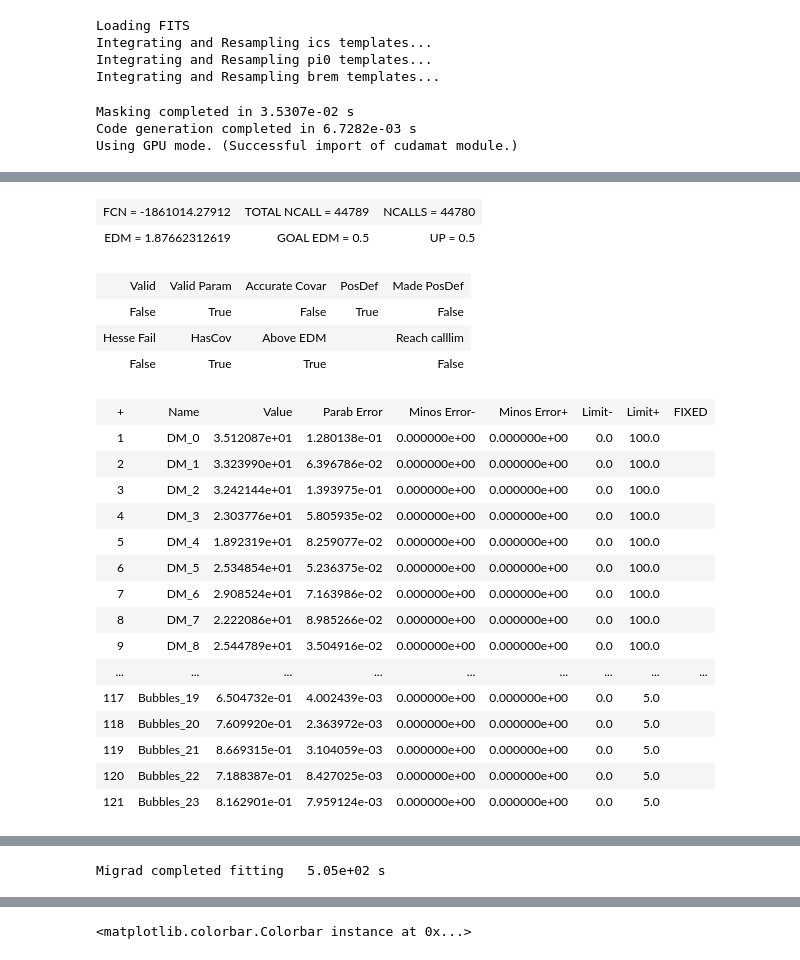
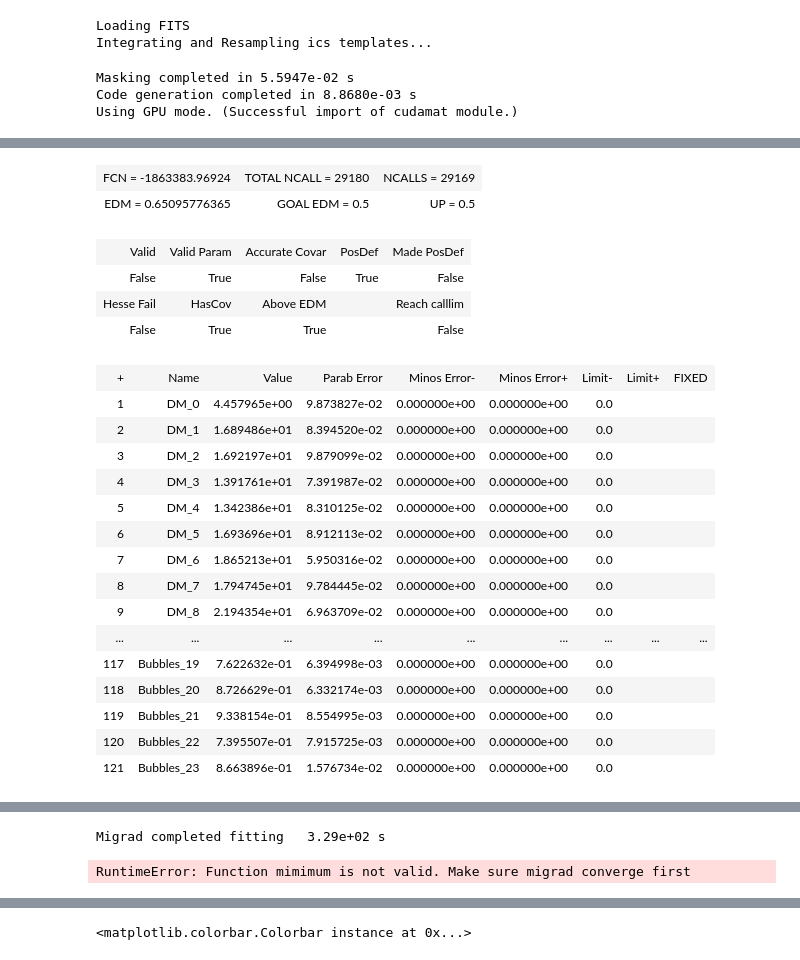
Before and after one commit to erccarls/GammaLike_dev, a Jupyter notebook: Test Analysis.ipynb, the cells around one changed output, grey strips where cells are left out. Saved outputs shown, nothing was run; the diff lists cells and outputs as text; code cells hidden in the pictures.

```diff
--- a/Test Analysis.ipynb
+++ b/Test Analysis.ipynb
@@ -21,7 +21,7 @@ A.AddIsotropicTemplate(fixNorm=False, fixSpectrum=False) # External chi^2 used t
 A.AddFermiBubbleTemplate(template_file='./bubble_templates_diskcut30.0.fits',
                          spec_file='./reduced_bubble_spec_apj_793_64.dat', fixSpectrum=False)
 
-A.AddGalpropTemplate(basedir='/data/fermi_diffuse_models/', tag='SNR_z4kpc_R20kpc_Ts150K_EBV2mag',
+A.AddGalpropTemplate(basedir='/data/fermi_diffuse_models/', tag='Lorimer_z6kpc_R20kpc_Ts100000K_EBV5mag',
                      verbosity=1, multiplier=1., bremsfrac=1.25, E_subsample=3, fixSpectrum=False)
 
 
@@ -29,7 +29,7 @@ A.AddGalpropTemplate(basedir='/data/fermi_diffuse_models/', tag='SNR_z4kpc_R20kp
 #                       infile='fermi_diffuse_'+A.tag+'.npy', multiplier=1.)
 
 
-A.AddDMTemplate(profile='NFW', limits=[0,100.], decay=False, gamma=1.26,
+A.AddDMTemplate(profile='NFW', limits=[0.0,None], decay=False, gamma=1.26,
                 r_s=20.0, axesratio=1, offset=(0, 0), spec_file=None,)
 
 
@@ -38,39 +38,38 @@ A.PrintTemplates()
 # %% [output]
 Loading FITS
 Integrating and Resampling ics templates...
-Integrating and Resampling pi0 templates...
-Integrating and Resampling brem templates...
 # %%
-junk = A.RunLikelihood( print_level=1, use_basinhopping=False, start_fresh=False)
+junk = A.RunLikelihood( print_level=1, use_basinhopping=False, start_fresh=False, tol=1e5)
 # %% [output]
-Masking completed in 3.5307e-02 s
-Code generation completed in 6.7282e-03 s
+Masking completed in 5.5947e-02 s
+Code generation completed in 8.8680e-03 s
 Using GPU mode. (Successful import of cudamat module.)
 [interactive output not drawn]
-| FCN = -1861014.27912 | TOTAL NCALL = 44789 | NCALLS = 44780 |
-| EDM = 1.87662312619 | GOAL EDM = 0.5 | UP = 0.5 |
+| FCN = -1863383.96924 | TOTAL NCALL = 29180 | NCALLS = 29169 |
+| EDM = 0.65095776365 | GOAL EDM = 0.5 | UP = 0.5 |
 | Valid | Valid Param | Accurate Covar | PosDef | Made PosDef |
 | False | True | False | True | False |
 | Hesse Fail | HasCov | Above EDM |  | Reach calllim |
 | False | True | True |  | False |
 | + | Name | Value | Parab Error | Minos Error- | Minos Error+ | Limit- | Limit+ | FIXED |
-| 1 | DM_0 | 3.512087e+01 | 1.280138e-01 | 0.000000e+00 | 0.000000e+00 | 0.0 | 100.0 |  |
-| 2 | DM_1 | 3.323990e+01 | 6.396786e-02 | 0.000000e+00 | 0.000000e+00 | 0.0 | 100.0 |  |
-| 3 | DM_2 | 3.242144e+01 | 1.393975e-01 | 0.000000e+00 | 0.000000e+00 | 0.0 | 100.0 |  |
-| 4 | DM_3 | 2.303776e+01 | 5.805935e-02 | 0.000000e+00 | 0.000000e+00 | 0.0 | 100.0 |  |
-| 5 | DM_4 | 1.892319e+01 | 8.259077e-02 | 0.000000e+00 | 0.000000e+00 | 0.0 | 100.0 |  |
-| 6 | DM_5 | 2.534854e+01 | 5.236375e-02 | 0.000000e+00 | 0.000000e+00 | 0.0 | 100.0 |  |
-| 7 | DM_6 | 2.908524e+01 | 7.163986e-02 | 0.000000e+00 | 0.000000e+00 | 0.0 | 100.0 |  |
-| 8 | DM_7 | 2.222086e+01 | 8.985266e-02 | 0.000000e+00 | 0.000000e+00 | 0.0 | 100.0 |  |
-| 9 | DM_8 | 2.544789e+01 | 3.504916e-02 | 0.000000e+00 | 0.000000e+00 | 0.0 | 100.0 |  |
+| 1 | DM_0 | 4.457965e+00 | 9.873827e-02 | 0.000000e+00 | 0.000000e+00 | 0.0 |  |  |
+| 2 | DM_1 | 1.689486e+01 | 8.394520e-02 | 0.000000e+00 | 0.000000e+00 | 0.0 |  |  |
+| 3 | DM_2 | 1.692197e+01 | 9.879099e-02 | 0.000000e+00 | 0.000000e+00 | 0.0 |  |  |
+| 4 | DM_3 | 1.391761e+01 | 7.391987e-02 | 0.000000e+00 | 0.000000e+00 | 0.0 |  |  |
+| 5 | DM_4 | 1.342386e+01 | 8.310125e-02 | 0.000000e+00 | 0.000000e+00 | 0.0 |  |  |
+| 6 | DM_5 | 1.693696e+01 | 8.912113e-02 | 0.000000e+00 | 0.000000e+00 | 0.0 |  |  |
+| 7 | DM_6 | 1.865213e+01 | 5.950316e-02 | 0.000000e+00 | 0.000000e+00 | 0.0 |  |  |
+| 8 | DM_7 | 1.794745e+01 | 9.784445e-02 | 0.000000e+00 | 0.000000e+00 | 0.0 |  |  |
+| 9 | DM_8 | 2.194354e+01 | 6.963709e-02 | 0.000000e+00 | 0.000000e+00 | 0.0 |  |  |
 | ... | ... | ... | ... | ... | ... | ... | ... | ... |
-| 117 | Bubbles_19 | 6.504732e-01 | 4.002439e-03 | 0.000000e+00 | 0.000000e+00 | 0.0 | 5.0 |  |
-| 118 | Bubbles_20 | 7.609920e-01 | 2.363972e-03 | 0.000000e+00 | 0.000000e+00 | 0.0 | 5.0 |  |
-| 119 | Bubbles_21 | 8.669315e-01 | 3.104059e-03 | 0.000000e+00 | 0.000000e+00 | 0.0 | 5.0 |  |
-| 120 | Bubbles_22 | 7.188387e-01 | 8.427025e-03 | 0.000000e+00 | 0.000000e+00 | 0.0 | 5.0 |  |
-| 121 | Bubbles_23 | 8.162901e-01 | 7.959124e-03 | 0.000000e+00 | 0.000000e+00 | 0.0 | 5.0 |  |
+| 117 | Bubbles_19 | 7.622632e-01 | 6.394998e-03 | 0.000000e+00 | 0.000000e+00 | 0.0 |  |  |
+| 118 | Bubbles_20 | 8.726629e-01 | 6.332174e-03 | 0.000000e+00 | 0.000000e+00 | 0.0 |  |  |
+| 119 | Bubbles_21 | 9.338154e-01 | 8.554995e-03 | 0.000000e+00 | 0.000000e+00 | 0.0 |  |  |
+| 120 | Bubbles_22 | 7.395507e-01 | 7.915725e-03 | 0.000000e+00 | 0.000000e+00 | 0.0 |  |  |
+| 121 | Bubbles_23 | 8.663896e-01 | 1.576734e-02 | 0.000000e+00 | 0.000000e+00 | 0.0 |  |  |
 [interactive output not drawn]
-Migrad completed fitting   5.05e+02 s
+Migrad completed fitting   3.29e+02 s
+RuntimeError: Function mimimum is not valid. Make sure migrad converge first
 # %%
 import GammaLikelihood as l
 reload(l)
```
Also changed, not shown: parts of 2 cells of this notebook, 4 other files.
